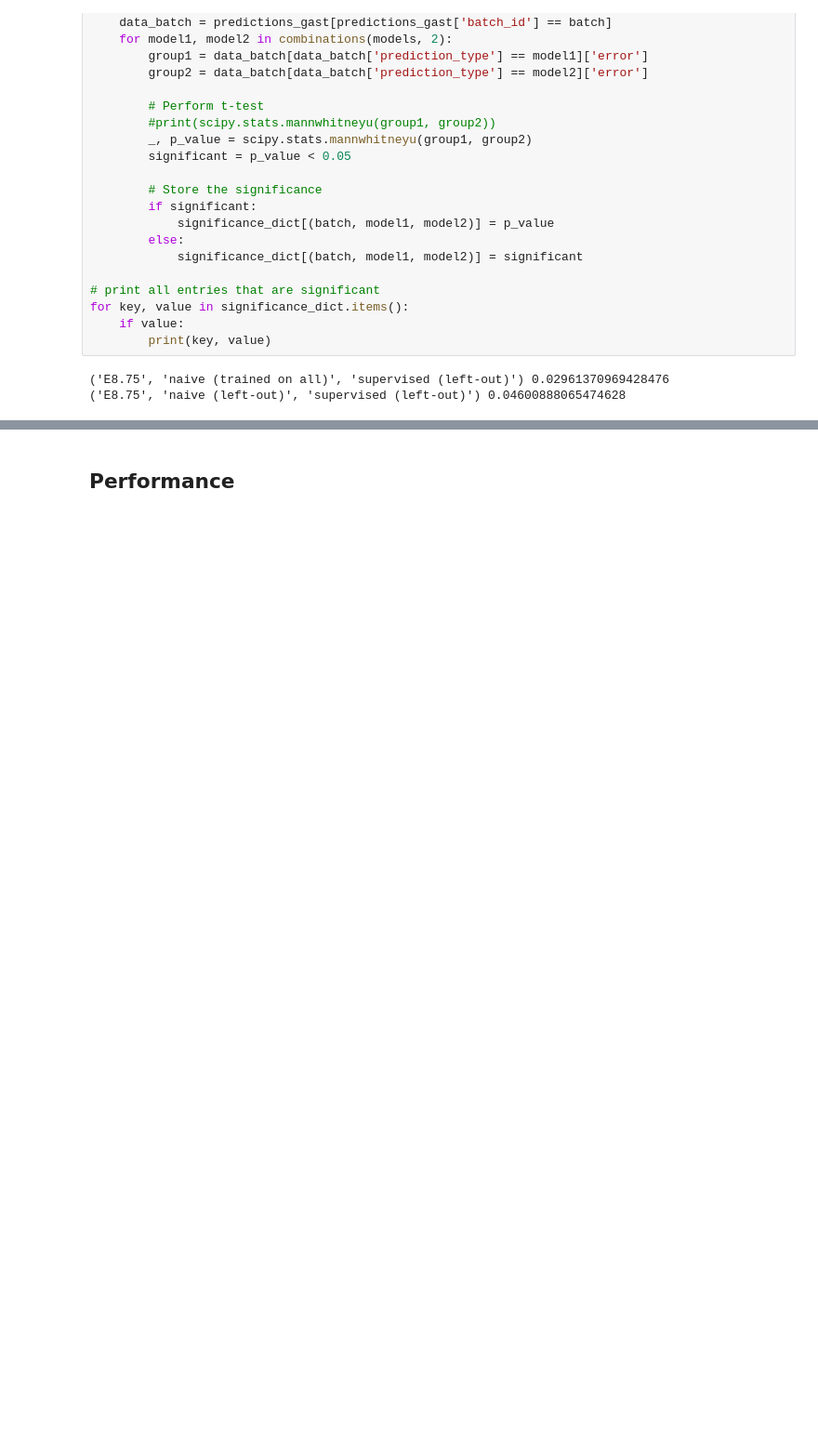
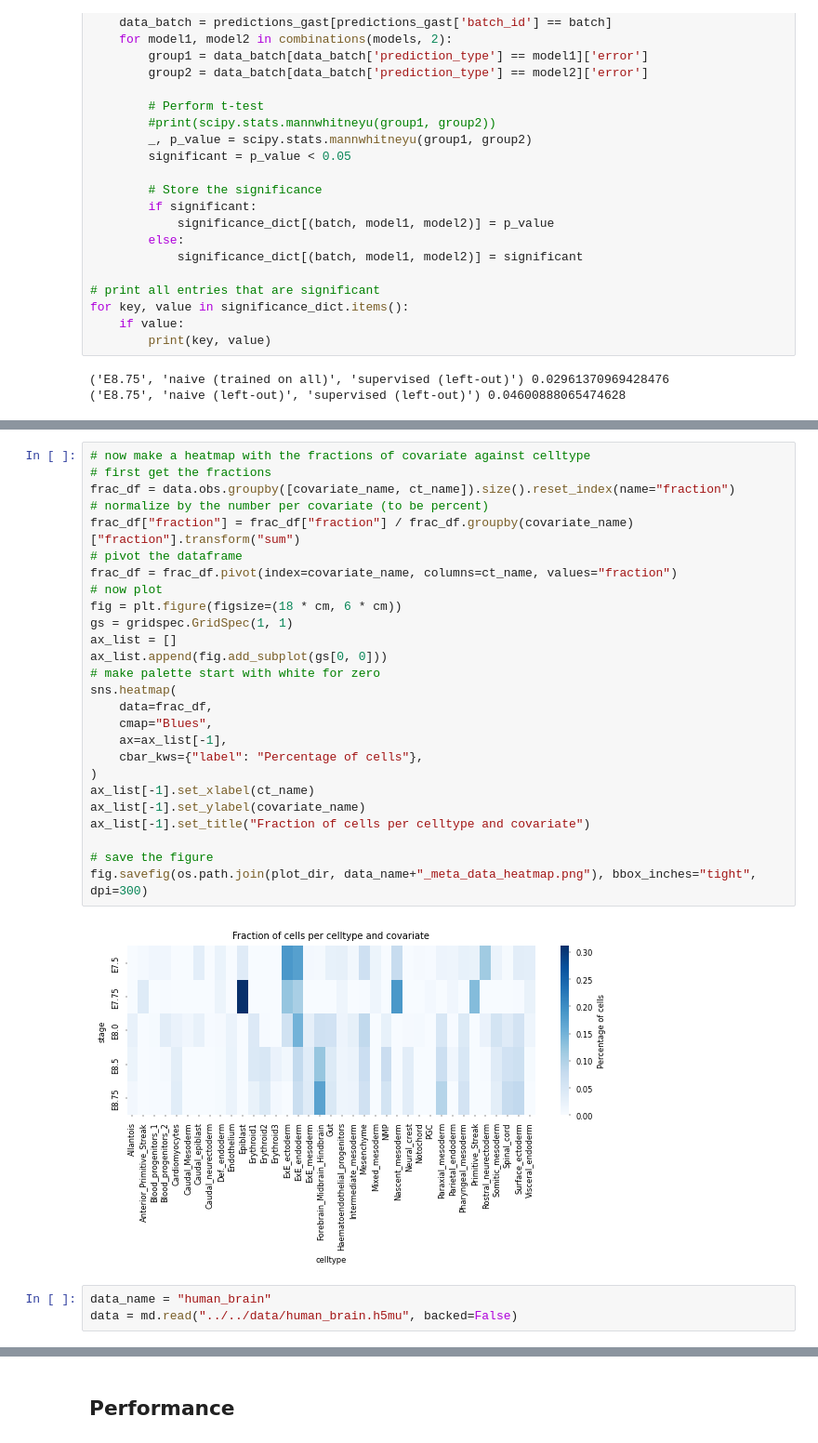
Before and after one commit to Center-for-Health-Data-Science/multiDGD_paper, a Jupyter notebook: experiments/test_notebooks/new_figures_tests.ipynb, the cells around one changed output, grey strips where cells are left out. Shown at 93% size. Cells and saved outputs as stored; diff of their text form; blank space fills up the shorter version.

```diff
--- a/experiments/test_notebooks/new_figures_tests.ipynb
+++ b/experiments/test_notebooks/new_figures_tests.ipynb
@@ -1535,0 +1605,31 @@ for key, value in significance_dict.items():
+# %%
+# now make a heatmap with the fractions of covariate against celltype
+# first get the fractions
+frac_df = data.obs.groupby([covariate_name, ct_name]).size().reset_index(name="fraction")
+# normalize by the number per covariate (to be percent)
+frac_df["fraction"] = frac_df["fraction"] / frac_df.groupby(covariate_name)["fraction"].transform("sum")
+# pivot the dataframe
+frac_df = frac_df.pivot(index=covariate_name, columns=ct_name, values="fraction")
+# now plot
+fig = plt.figure(figsize=(18 * cm, 6 * cm))
+gs = gridspec.GridSpec(1, 1)
+ax_list = []
+ax_list.append(fig.add_subplot(gs[0, 0]))
+# make palette start with white for zero
+sns.heatmap(
+    data=frac_df,
+    cmap="Blues",
+    ax=ax_list[-1],
+    cbar_kws={"label": "Percentage of cells"},
+)
+ax_list[-1].set_xlabel(ct_name)
+ax_list[-1].set_ylabel(covariate_name)
+ax_list[-1].set_title("Fraction of cells per celltype and covariate")
+
+# save the figure
+fig.savefig(os.path.join(plot_dir, data_name+"_meta_data_heatmap.png"), bbox_inches="tight", dpi=300)
+# %% [output]
+[figure, added]
+# %%
+data_name = "human_brain"
+data = md.read("../../data/human_brain.h5mu", backed=False)
```
Also changed, not shown: parts of 47 cells of this notebook, 9 other files.
